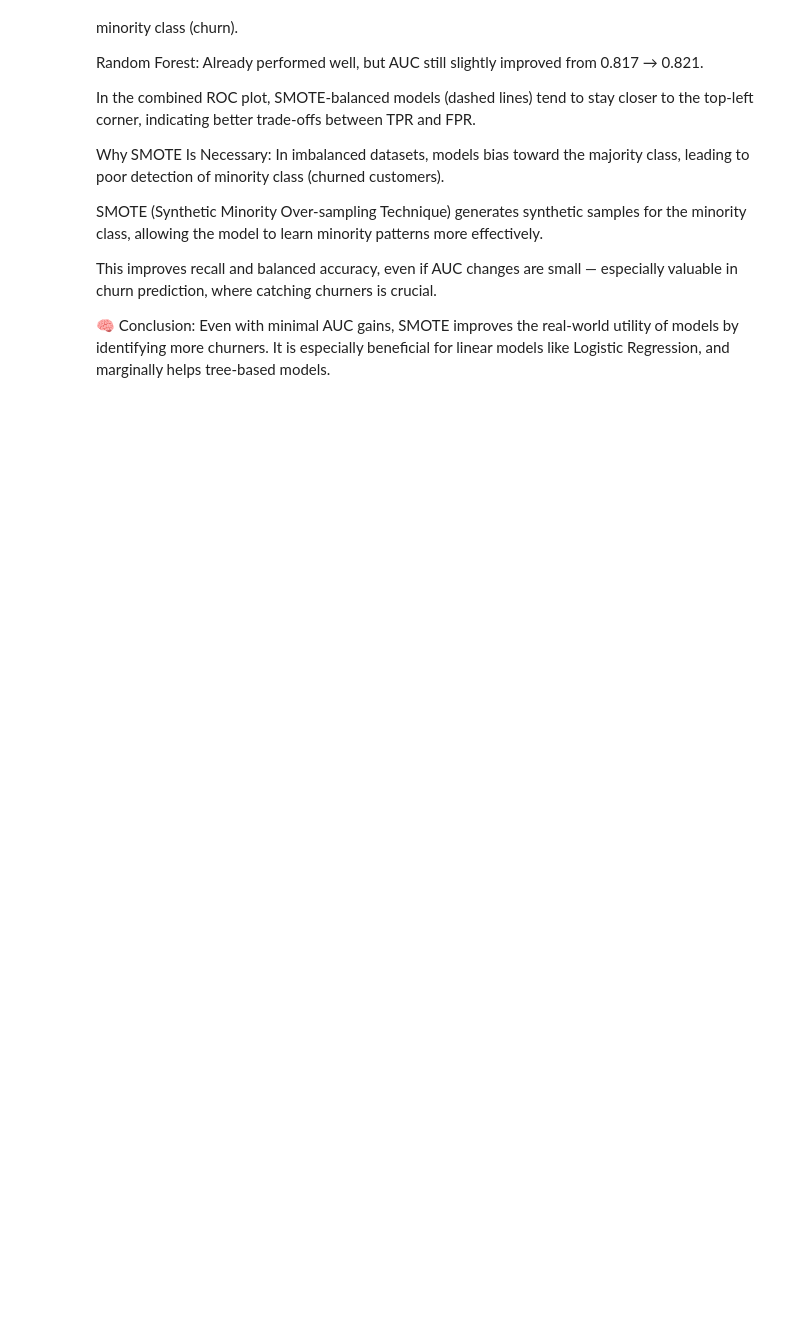
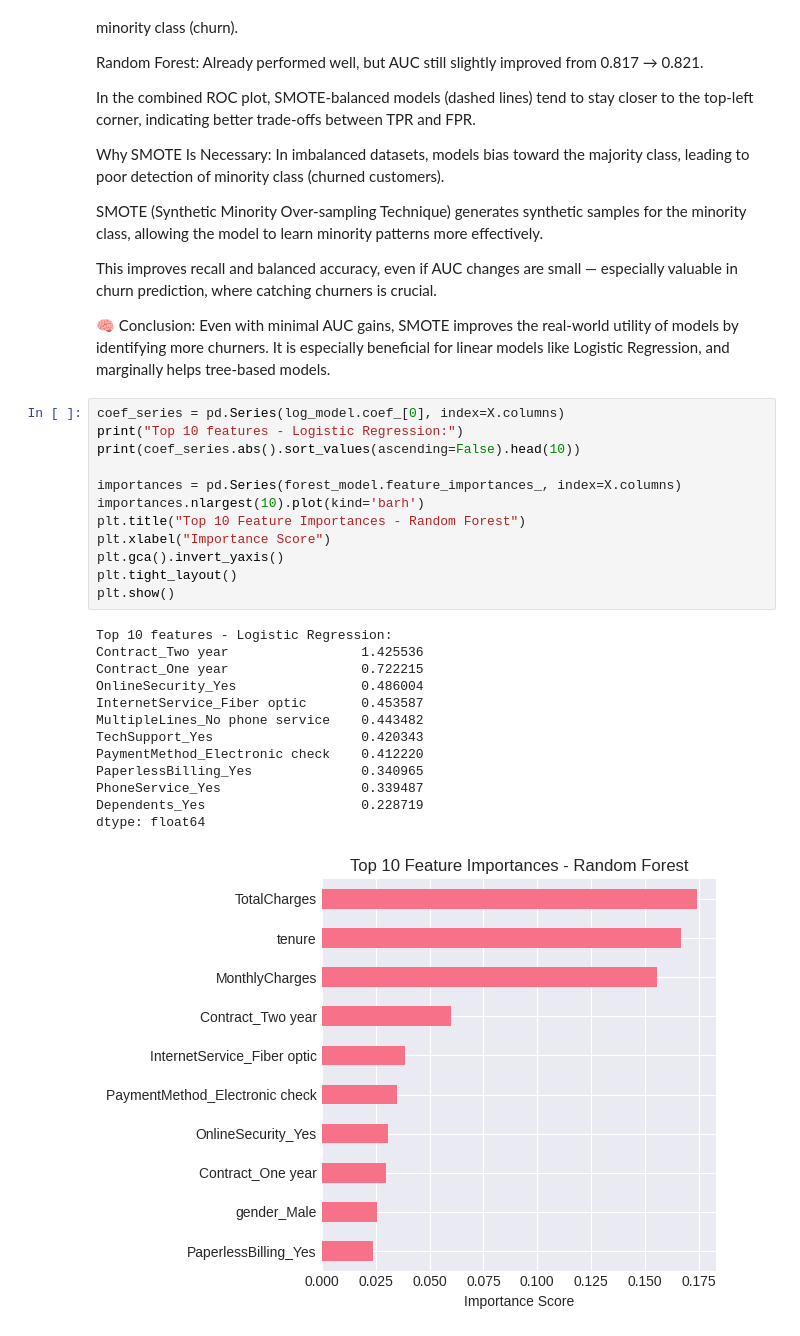
Before and after one commit to grifithraj/Customer-Churn-Prediction, a Jupyter notebook: churn_analysis.ipynb, the cells around one changed output. Cells and saved outputs as stored; diff of their text form; blank space fills up the shorter version.

Commit message:
full model created

```diff
--- a/churn_analysis.ipynb
+++ b/churn_analysis.ipynb
@@ -399,3 +399,29 @@ This improves recall and balanced accuracy, even if AUC changes are small — es
 🧠 Conclusion:
 Even with minimal AUC gains, SMOTE improves the real-world utility of models by identifying more churners.
 It is especially beneficial for linear models like Logistic Regression, and marginally helps tree-based models.
+# %%
+coef_series = pd.Series(log_model.coef_[0], index=X.columns)
+print("Top 10 features - Logistic Regression:")
+print(coef_series.abs().sort_values(ascending=False).head(10))
+
+importances = pd.Series(forest_model.feature_importances_, index=X.columns)
+importances.nlargest(10).plot(kind='barh')
+plt.title("Top 10 Feature Importances - Random Forest")
+plt.xlabel("Importance Score")
+plt.gca().invert_yaxis()
+plt.tight_layout()
+plt.show()
+# %% [output]
+Top 10 features - Logistic Regression:
+Contract_Two year                 1.425536
+Contract_One year                 0.722215
+OnlineSecurity_Yes                0.486004
+InternetService_Fiber optic       0.453587
+MultipleLines_No phone service    0.443482
+TechSupport_Yes                   0.420343
+PaymentMethod_Electronic check    0.412220
+PaperlessBilling_Yes              0.340965
+PhoneService_Yes                  0.339487
+Dependents_Yes                    0.228719
+dtype: float64
+[figure, added]
```
Also changed, not shown: parts of 10 cells of this notebook.
